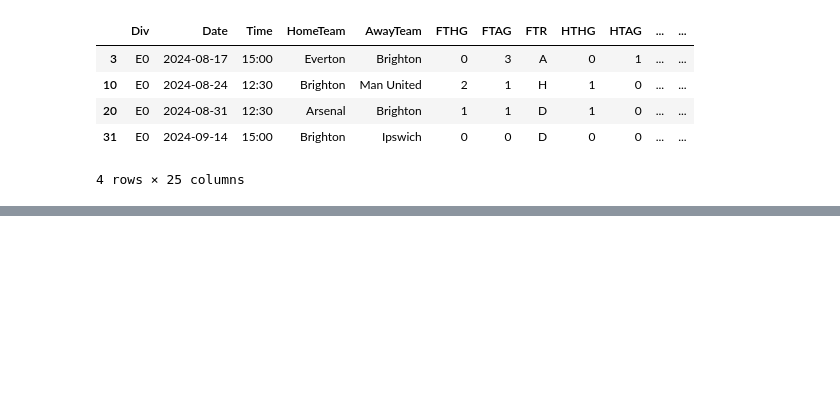
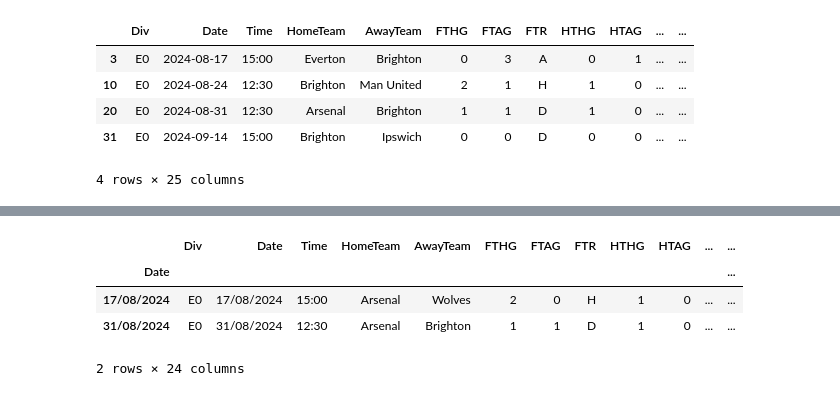
Before and after one commit to atozncoder/ai, a Jupyter notebook: Football-Data.co.uk.ipynb, the cells around one changed output, grey strips where cells are left out. Saved outputs shown, nothing was run; the diff lists cells and outputs as text; code cells hidden in the pictures; blank space fills up the shorter version.

```diff
--- a/Football-Data.co.uk.ipynb
+++ b/Football-Data.co.uk.ipynb
@@ -150,0 +195,12 @@ dft
+# %%
+teams = df.HomeTeam.unique().tolist()
+teams
+df.index = pd.MultiIndex.from_arrays([df.HomeTeam, df.Date], )
+df = df.sort_index()
+df.loc["Arsenal"]
+# %% [output]
+|  | Div | Date | Time | HomeTeam | AwayTeam | FTHG | FTAG | FTR | HTHG | HTAG | ... | ... |
+| Date |  |  |  |  |  |  |  |  |  |  |  | ... |
+| 17/08/2024 | E0 | 17/08/2024 | 15:00 | Arsenal | Wolves | 2 | 0 | H | 1 | 0 | ... | ... |
+| 31/08/2024 | E0 | 31/08/2024 | 12:30 | Arsenal | Brighton | 1 | 1 | D | 1 | 0 | ... | ... |
+2 rows × 24 columns
```
Also changed, not shown: parts of 8 cells of this notebook, 12 other files.
